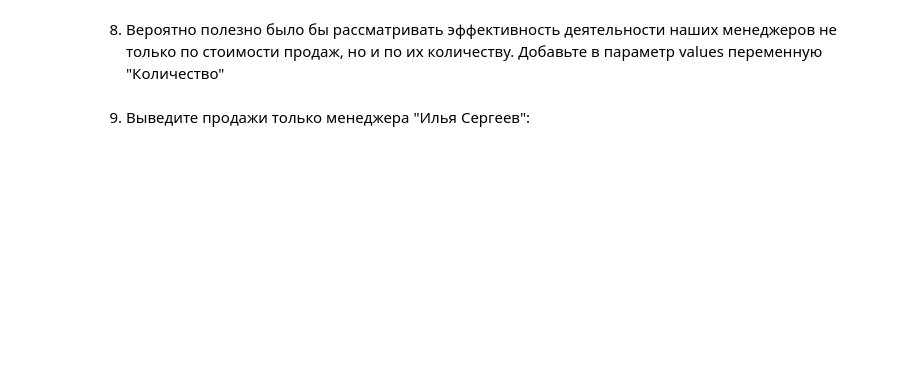
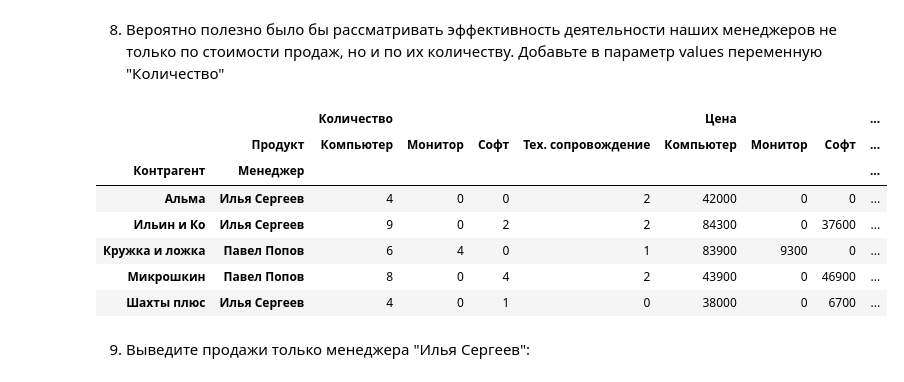
Before and after one commit to Zanavez/AnalysisTasks, a Jupyter notebook: tasks/blocknote7_abramov.ipynb, the cells around one changed output. Drawn from its saved outputs; the diff is of its cells as text; code cells hidden in the pictures; blank space fills up the shorter version.

```diff
--- a/tasks/blocknote7_abramov.ipynb
+++ b/tasks/blocknote7_abramov.ipynb
@@ -165,2 +354,14 @@ SpecificationError: nested renamer is not supported
+# %%
+table = pd.pivot_table(df, index=['Контрагент', 'Менеджер'], columns=["Продукт"], values=['Цена', "Количество"], aggfunc='sum', fill_value=0)
+table.head(10)
+# %% [output]
+|  |  | Количество |  |  |  | Цена |  |  | ... |
+|  | Продукт | Компьютер | Монитор | Софт | Тех. сопровождение | Компьютер | Монитор | Софт | ... |
+| Контрагент | Менеджер |  |  |  |  |  |  |  | ... |
+| Альма | Илья Сергеев | 4 | 0 | 0 | 2 | 42000 | 0 | 0 | ... |
+| Ильин и Ко | Илья Сергеев | 9 | 0 | 2 | 2 | 84300 | 0 | 37600 | ... |
+| Кружка и ложка | Павел Попов | 6 | 4 | 0 | 1 | 83900 | 9300 | 0 | ... |
+| Микрошкин | Павел Попов | 8 | 0 | 4 | 2 | 43900 | 0 | 46900 | ... |
+| Шахты плюс | Илья Сергеев | 4 | 0 | 1 | 0 | 38000 | 0 | 6700 | ... |
 # %% [markdown]
 9. Выведите продажи только менеджера "Илья Сергеев":
```
Also changed, not shown: parts of 32 cells of this notebook.
